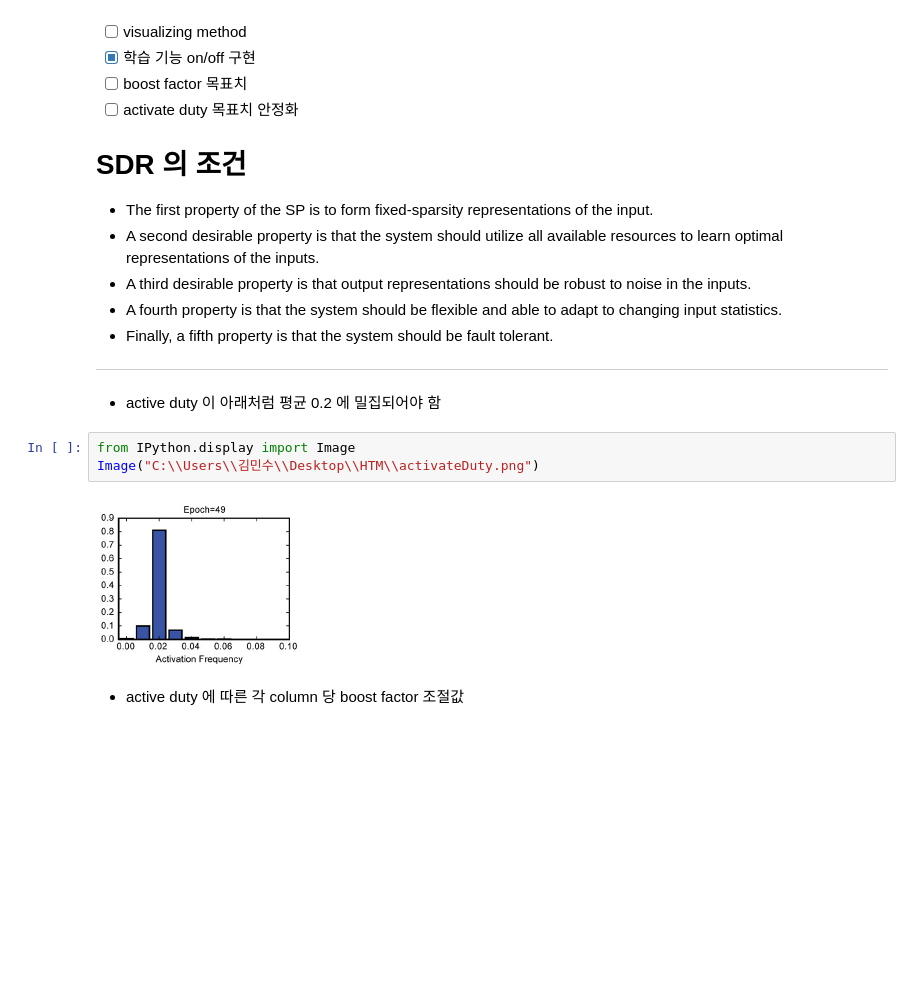
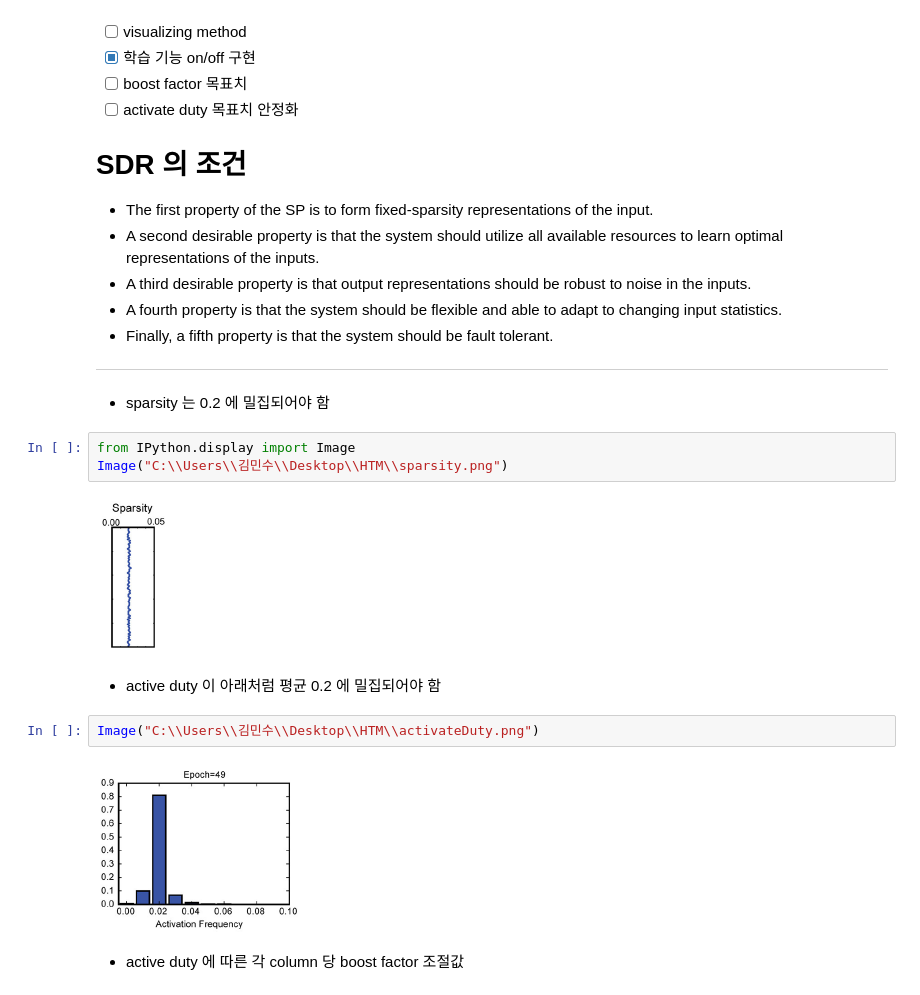
Before and after one commit to hhebb/HTM, a Jupyter notebook: SP3.ipynb, the cells around one changed output. Cells and saved outputs as stored; diff of their text form; blank space fills up the shorter version.

```diff
--- a/SP3.ipynb
+++ b/SP3.ipynb
@@ -23,10 +23,16 @@
 - Finally, a fifth property is that the system should be fault tolerant.
 
 ---
+# %% [markdown]
+- sparsity 는 0.2 에 밀집되어야 함
+# %%
+from IPython.display import Image
+Image("C:\\Users\\김민수\\Desktop\\HTM\\sparsity.png")
+# %% [output]
+[figure, added]
 # %% [markdown]
 - active duty 이 아래처럼 평균 0.2 에 밀집되어야 함
 # %%
-from IPython.display import Image
 Image("C:\\Users\\김민수\\Desktop\\HTM\\activateDuty.png")
 # %% [output]
 [figure]
```
Also changed, not shown: parts of 4 cells of this notebook.
